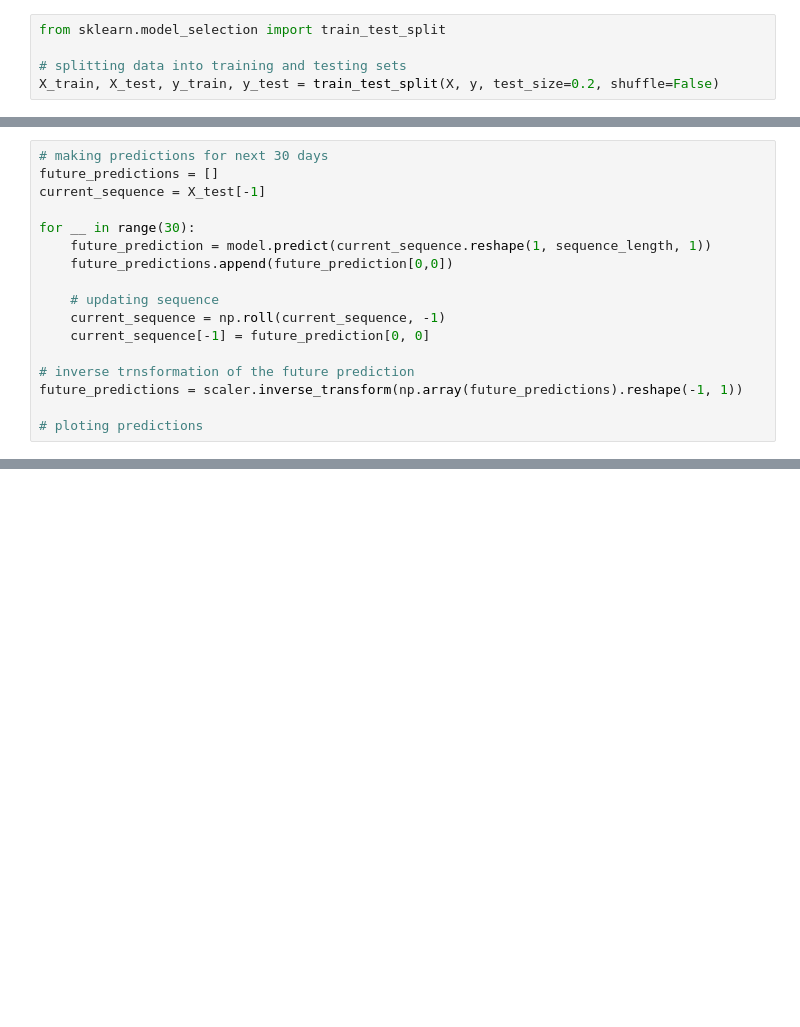
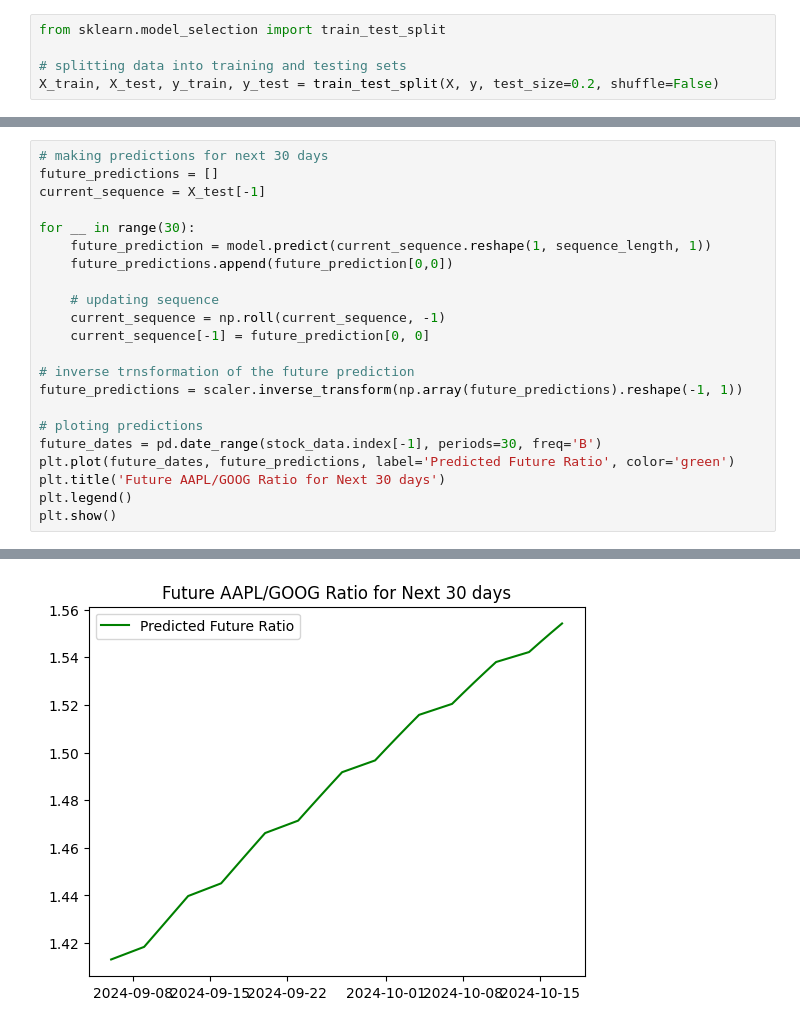
Before and after one commit to jurchiks33/am-i-AI, a Jupyter notebook: Stock Pair Ratio.ipynb, the cells around one changed output, grey strips where cells are left out. Cells and saved outputs as stored; diff of their text form; blank space fills up the shorter version.

Commit message:
plotting predictions for next 30 days

```diff
--- a/Stock Pair Ratio.ipynb
+++ b/Stock Pair Ratio.ipynb
@@ -249,3 +251,9 @@ for __ in range(30):
 future_predictions = scaler.inverse_transform(np.array(future_predictions).reshape(-1, 1))
 
 # ploting predictions
+future_dates = pd.date_range(stock_data.index[-1], periods=30, freq='B')
+plt.plot(future_dates, future_predictions, label='Predicted Future Ratio', color='green')
+plt.title('Future AAPL/GOOG Ratio for Next 30 days')
+plt.legend()
+plt.show()
+# %% [output]
@@ -251,0 +277 @@ future_predictions = scaler.inverse_transform(np.array(future_predictions).resha
+[figure, added]
```
Also changed, not shown: parts of 4 cells of this notebook.
